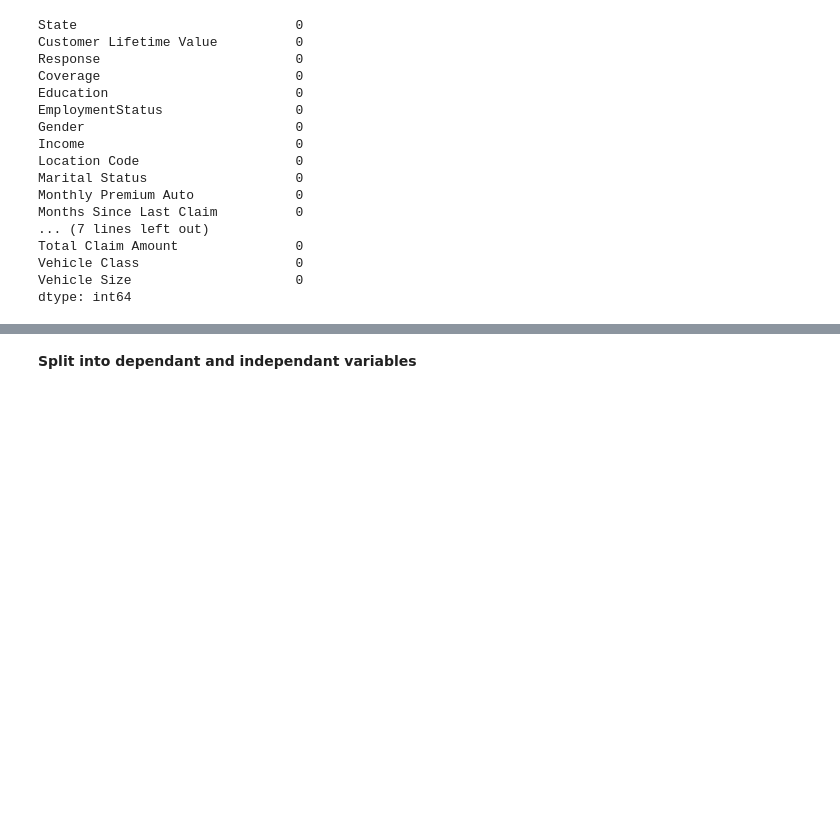
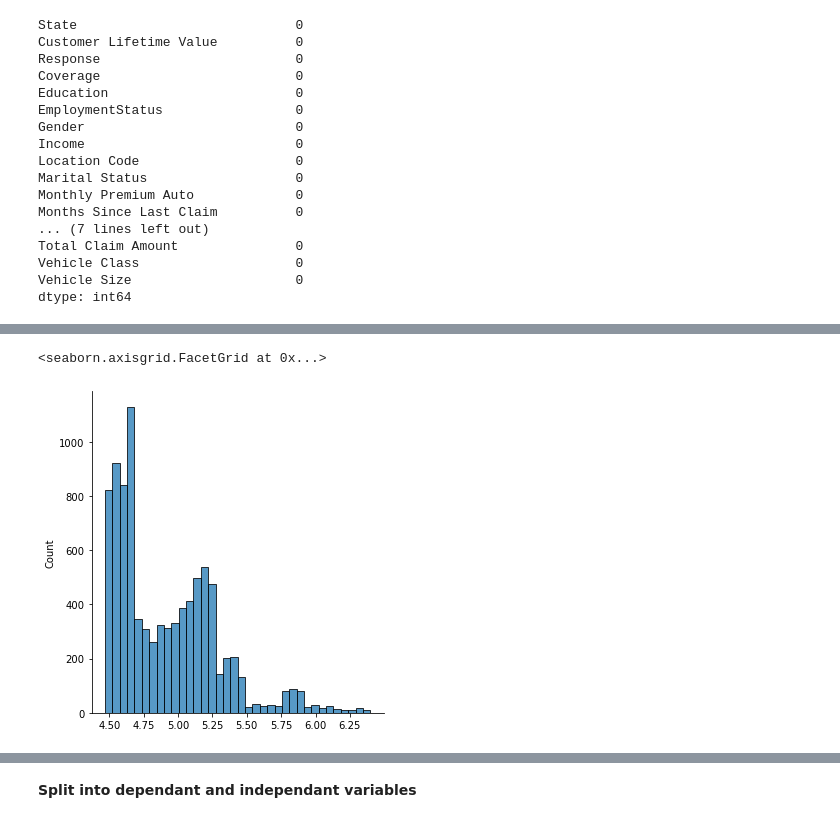
Before and after one commit to emma23579/IronhackLabs, a Jupyter notebook: Case_Study_Continued.ipynb, the cells around one changed output, grey strips where cells are left out. Saved outputs shown, nothing was run; the diff lists cells and outputs as text; code cells hidden in the pictures; blank space fills up the shorter version.

```diff
--- a/Case_Study_Continued.ipynb
+++ b/Case_Study_Continued.ipynb
@@ -73,0 +102,7 @@ dtype: int64
+# %%
+e_boxcox=boxcox(new_df["Monthly Premium Auto"],lmbda=0.04)
+e_boxcox
+sns.displot(e_boxcox)
+# %% [output]
+<seaborn.axisgrid.FacetGrid at 0x...>
+[figure, added]
```
Also changed, not shown: parts of 33 cells of this notebook.
